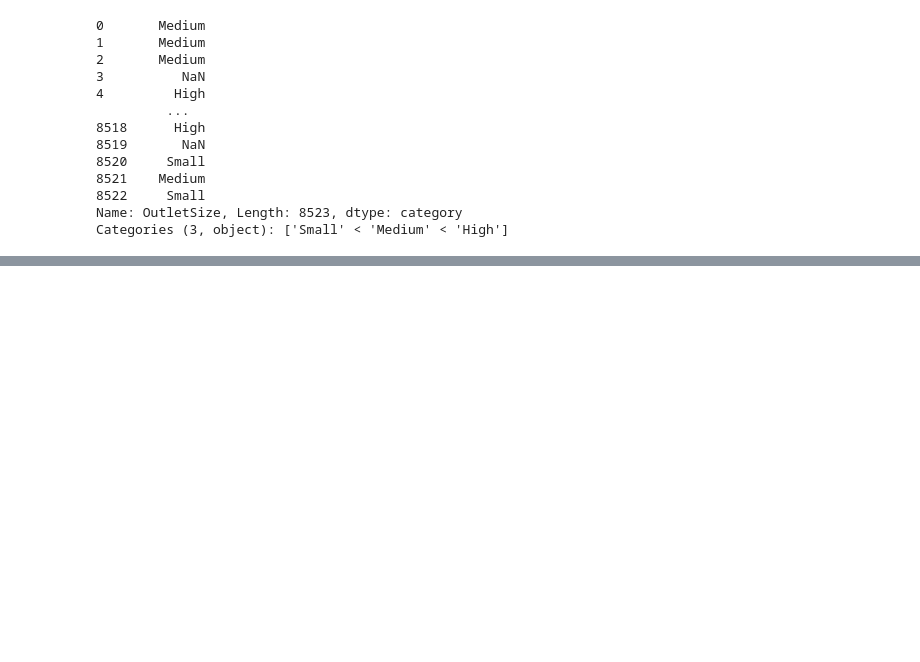
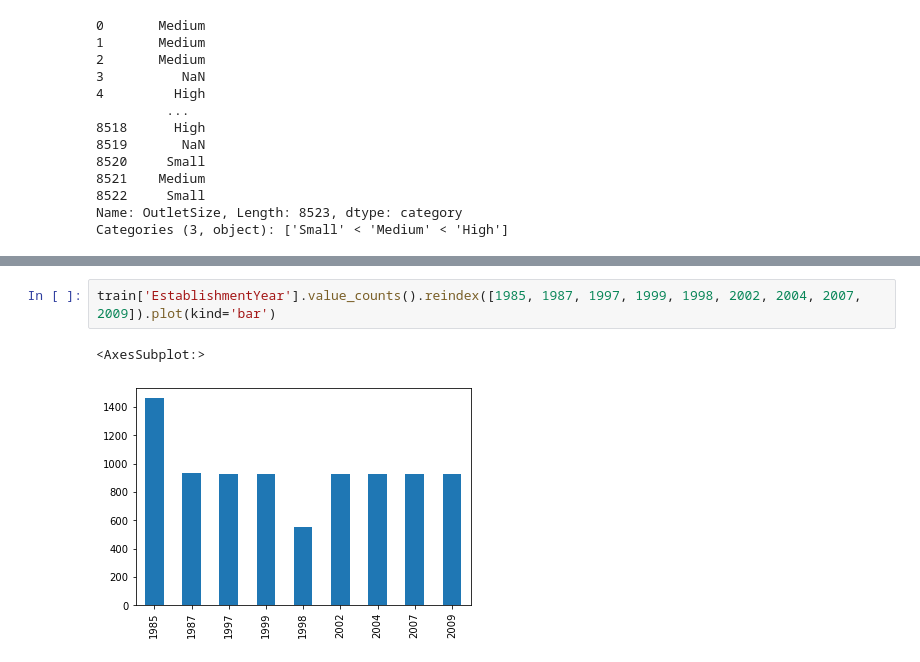
Before and after one commit to rafal-mokrzycki/Big-Mart-Sales, a Jupyter notebook: big_mart_sales_analysis.ipynb, the cells around one changed output, grey strips where cells are left out. Saved outputs shown, nothing was run; the diff lists cells and outputs as text; blank space fills up the shorter version.

```diff
--- a/big_mart_sales_analysis.ipynb
+++ b/big_mart_sales_analysis.ipynb
@@ -195,0 +237,5 @@ Categories (3, object): ['Small' < 'Medium' < 'High']
+# %%
+train['EstablishmentYear'].value_counts().reindex([1985, 1987, 1997, 1999, 1998, 2002, 2004, 2007, 2009]).plot(kind='bar')
+# %% [output]
+<AxesSubplot:>
+[figure, added]
```
Also changed, not shown: parts of 16 cells of this notebook.
